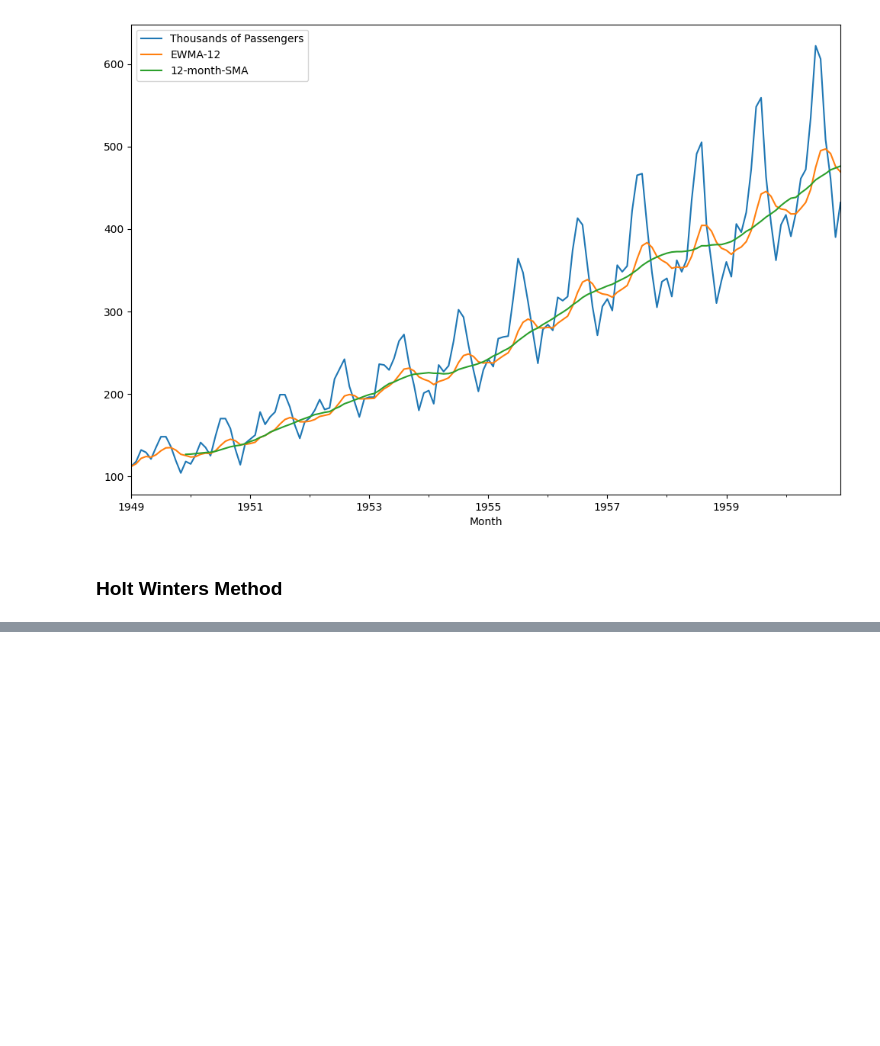
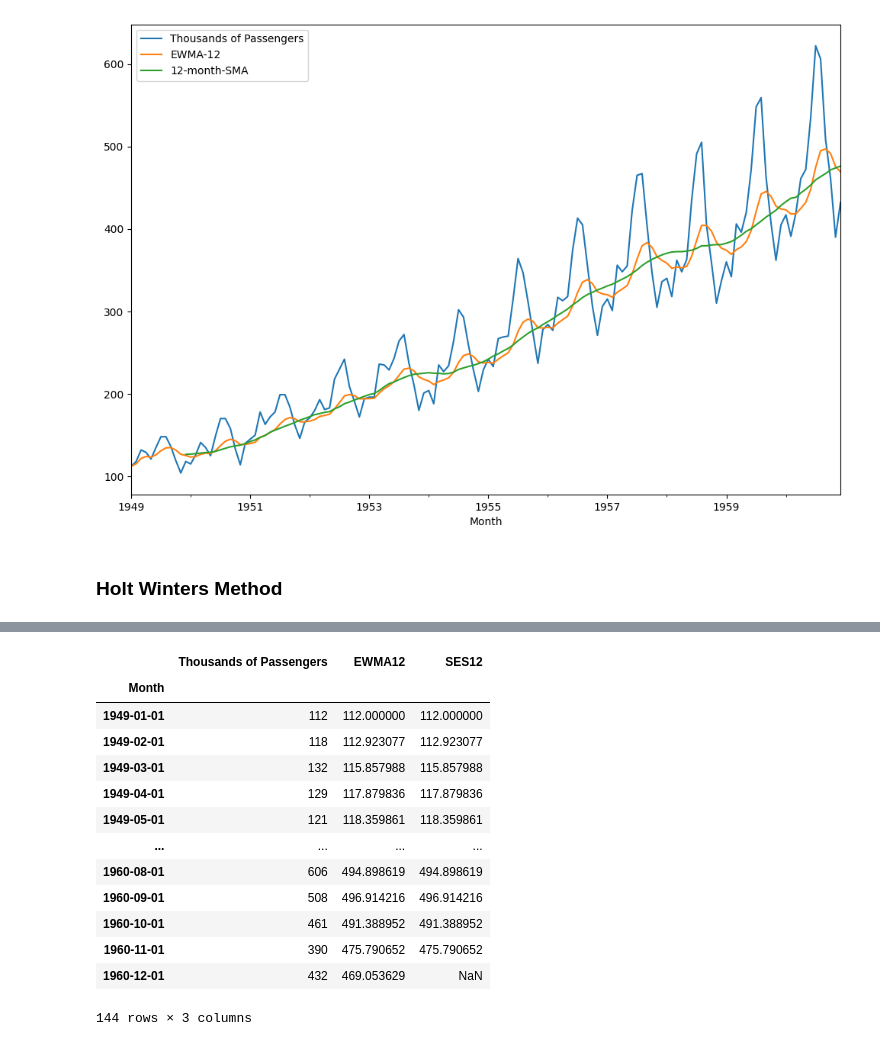
Before and after one commit to ibrahimaltun/udemy-courses, a Jupyter notebook: python-for-time-series-data-analysis/5.TimeSeries_wStatModels.ipynb, the cells around one changed output, grey strips where cells are left out. Saved outputs shown, nothing was run; the diff lists cells and outputs as text; code cells hidden in the pictures; blank space fills up the shorter version.

```diff
--- a/python-for-time-series-data-analysis/5.TimeSeries_wStatModels.ipynb
+++ b/python-for-time-series-data-analysis/5.TimeSeries_wStatModels.ipynb
@@ -300,0 +382,2 @@ airline[['Thousands of Passengers','EWMA-12','12-month-SMA']].plot(figsize=(12,8
+# %%
+df["EWMA12"] = df["Thousands of Passengers"].ewm(alpha=alpha, adjust=False).mean()
@@ -300,0 +397,4 @@ airline[['Thousands of Passengers','EWMA-12','12-month-SMA']].plot(figsize=(12,8
+# %%
+model = SimpleExpSmoothing(df["Thousands of Passengers"])
+# %%
+fitted_model = model.fit(smoothing_level=alpha, optimized=False)
@@ -300,0 +435,19 @@ airline[['Thousands of Passengers','EWMA-12','12-month-SMA']].plot(figsize=(12,8
+# %%
+df["SES12"] = fitted_model.fittedvalues.shift(-1)
+# %%
+df
+# %% [output]
+|  | Thousands of Passengers | EWMA12 | SES12 |
+| Month |  |  |  |
+| 1949-01-01 | 112 | 112.000000 | 112.000000 |
+| 1949-02-01 | 118 | 112.923077 | 112.923077 |
+| 1949-03-01 | 132 | 115.857988 | 115.857988 |
+| 1949-04-01 | 129 | 117.879836 | 117.879836 |
+| 1949-05-01 | 121 | 118.359861 | 118.359861 |
+| ... | ... | ... | ... |
+| 1960-08-01 | 606 | 494.898619 | 494.898619 |
+| 1960-09-01 | 508 | 496.914216 | 496.914216 |
+| 1960-10-01 | 461 | 491.388952 | 491.388952 |
+| 1960-11-01 | 390 | 475.790652 | 475.790652 |
+| 1960-12-01 | 432 | 469.053629 | NaN |
+144 rows × 3 columns
```
Also changed, not shown: parts of 16 cells of this notebook.
